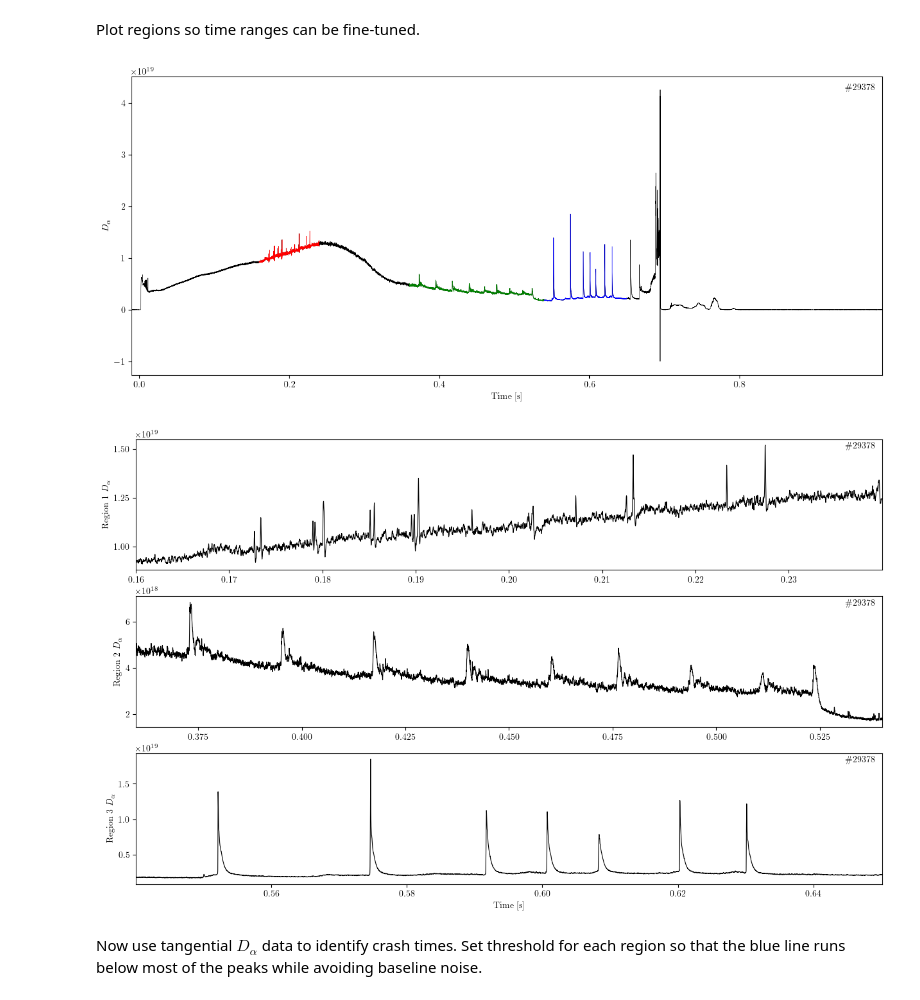
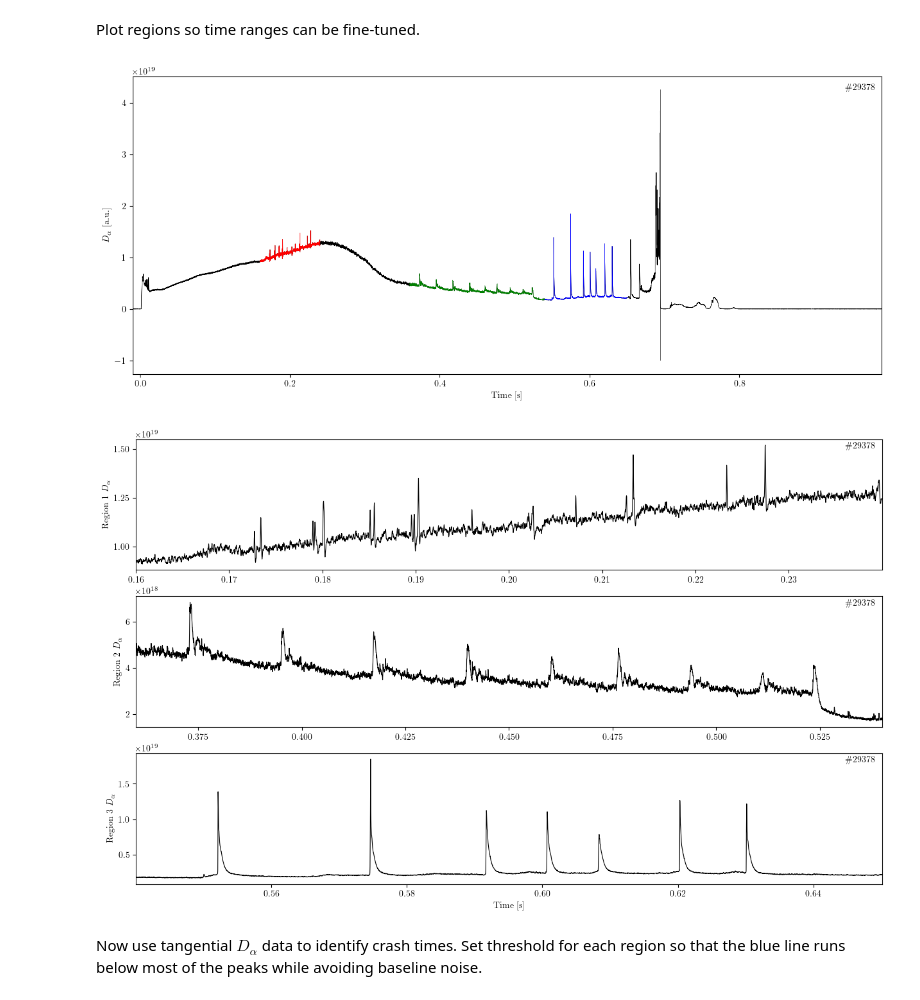
Before and after one commit to ajcaplan/Project_Work, a Jupyter notebook: setup_only.ipynb, the cells around one changed output. Drawn from its saved outputs; the diff is of its cells as text; code cells hidden in the pictures.

```diff
--- a/setup_only.ipynb
+++ b/setup_only.ipynb
@@ -89,35 +89,35 @@ fig1, ax1 = plt.subplots(1, 1, figsize=(15, 6))
 ax1.plot(dalpha_time, dalpha_data, 'k', linewidth=0.5)
 
 # Plots of each region separately
 fig2, ax2 = plt.subplots(len(regions), 1, sharex=False, figsize=(15, 9))
 
 for i in range(len(regions)):
     idx1 = (np.abs(dalpha_time - regions[i][0])).argmin()
     idx2 = (np.abs(dalpha_time - regions[i][1])).argmin()
     ax1.plot(dalpha_time[idx1:idx2+1], dalpha_data[idx1:idx2+1], colours[i], linewidth=0.5)
 
     ax2[i].plot(dalpha_time[idx1:idx2], dalpha_data[idx1:idx2], 'k', linewidth=0.8)
     ax2[i].tick_params(axis='x')
     ax2[i].tick_params(axis='y')
     ax2[i].set_ylabel(r"Region " + str(i+1) + r" $D_\alpha$")
     ax2[i].locator_params(axis='y', nbins=3)
     ax2[i].set_xlim([dalpha_time[idx1], dalpha_time[idx2]])
     ax2[i].text(.99, .975, shotlabel, ha='right', va='top', transform=ax2[i].transAxes)
 
 ax1.set_xlabel("Time [s]")
-ax1.set_ylabel(r"$D_\alpha$")
+ax1.set_ylabel(r"$D_\alpha$ [a.u.]")
 ax1.set_xlim([dalpha_time[0], dalpha_time[-1]])
 ax1.text(.99, .975, shotlabel, ha='right', va='top', transform=ax1.transAxes)
 
 ax2[-1].set_xlabel("Time [s]")
 
 #fig1.savefig("Full_Dalpha_plot.pdf", format="pdf", bbox_inches="tight")
 #fig2.savefig("Dalpha_region_plots.pdf", format="pdf", bbox_inches="tight")
 
 plt.show()
 plt.close()
 # %% [output]
-[figure, old version]
+[figure, new version]
 [figure]
 # %% [markdown]
 Now use tangential $D_\alpha$ data to identify crash times. Set threshold for each region so that the blue line runs below most of the peaks while avoiding baseline noise.
```
Also changed, not shown: 1 other file.
